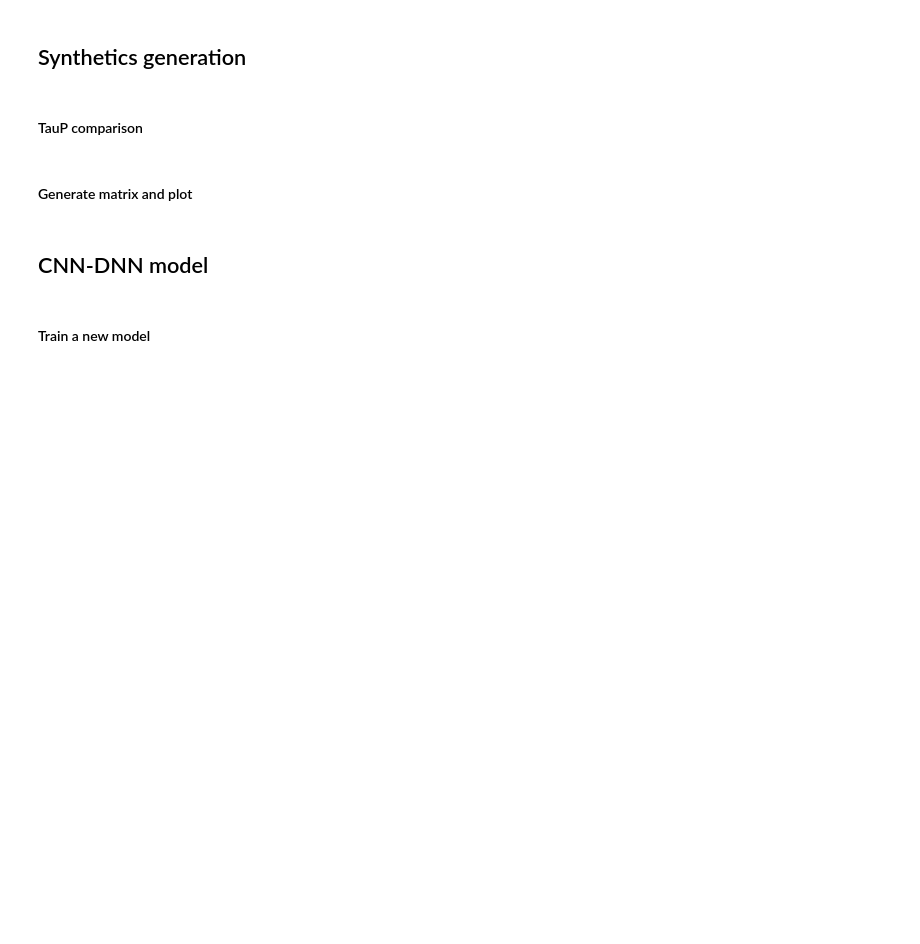
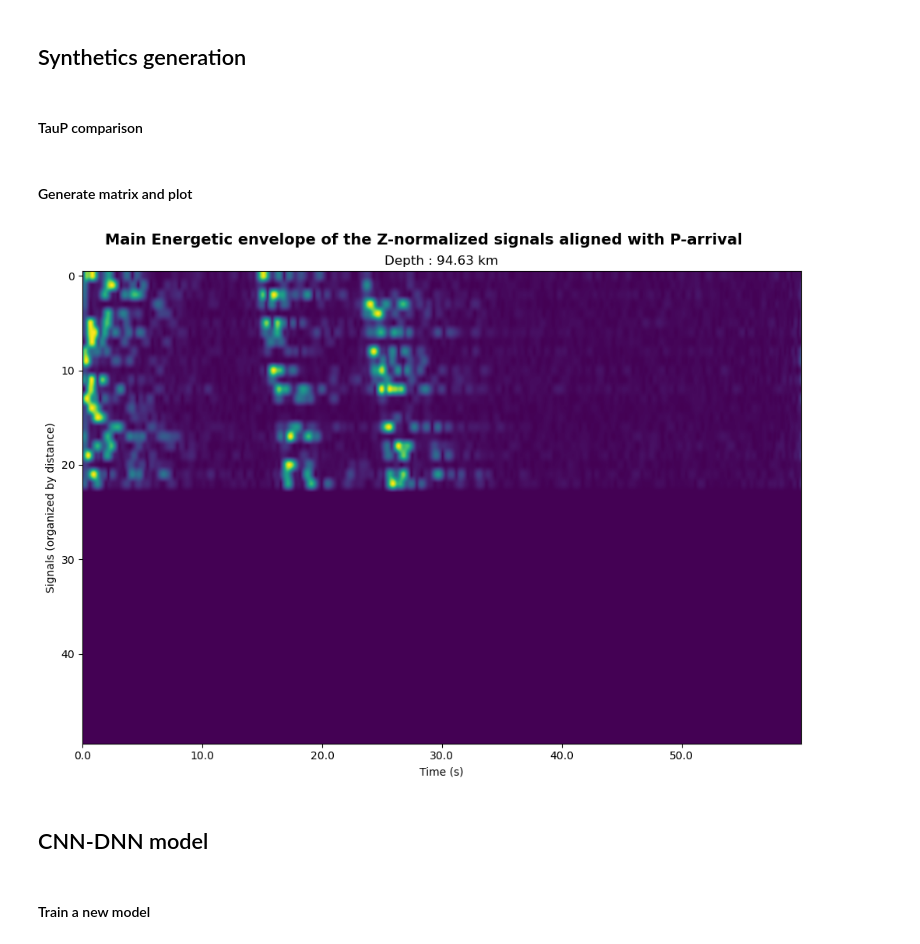
Before and after one commit to ShiiroHikari/CDA_Project, a Jupyter notebook: CDA_Project.ipynb, the cells around one changed output. Cells and saved outputs as stored; diff of their text form; code cells hidden in the pictures; blank space fills up the shorter version.

Commit message:
Update matrix.py and signal.py
- adding inactive signals to the matrix to simulate variations in the number of available stations

```diff
--- a/CDA_Project.ipynb
+++ b/CDA_Project.ipynb
@@ -51,25 +51,28 @@ print(f'P-pP: {tpP:.3f}s - P-sP: {tsP:.3f}s')
 # %% [markdown]
 #### Generate matrix and plot
 # %%
-signal_matrix, depth, _ = gen.matrix.generate_matrix()
+signal_matrix, depth, _ = gen.matrix.generate_matrix(num_stations=50, depth=None, rand_inactive=30)
 
 # Plot
 plt.figure(figsize=(10,7))
 plt.imshow(signal_matrix, aspect='auto', cmap='viridis', origin='upper')
 
 # Adjust x-axis to represent time in seconds
 num_columns = len(signal_matrix[0])  # Number of columns in the matrix
 plt.xticks(
-    ticks=np.arange(0, num_columns, step=1000),  # Adjust step size as needed
-    labels=np.arange(0, num_columns / 100, step=1000 / 100)  # Convert to seconds (1/100 of a second since 100 Hz sampling)
+    ticks=np.arange(0, num_columns, step=200),  # Adjust step size as needed
+    labels=np.arange(0, num_columns / 20, step=200 / 20)  # Convert to seconds (1/20 of a second since 20 Hz sampling)
 )
 
 #plt.colorbar(label='Amplitude')
 plt.xlabel('Time (s)')
 plt.ylabel('Signals (organized by distance)')
-plt.title(f'Energetic envelope of the Z-normalized signals aligned with P-arrival \nDepth : {depth/1e3:.1f} km', fontweight='bold')
+plt.title(f'Depth : {depth/1e3:.2f} km')
 plt.tight_layout()
+plt.suptitle('Main Energetic envelope of the Z-normalized signals aligned with P-arrival', fontsize=14, fontweight='bold', y=1.02)  # Add suptitle with y offset
 plt.show()
+# %% [output]
+[figure, added]
 # %% [markdown]
 ## CNN-DNN model
 # %% [markdown]
```
Also changed, not shown: parts of 4 cells of this notebook, 2 other files.
